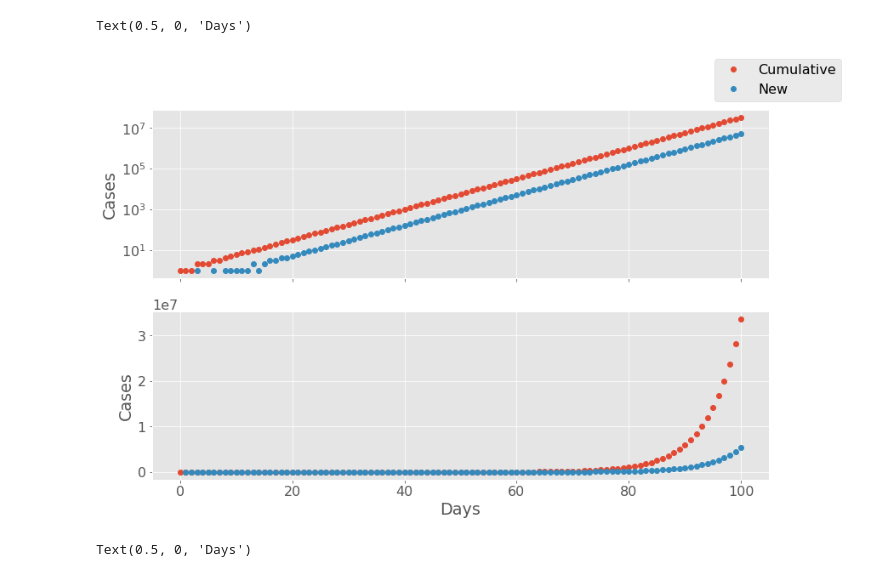
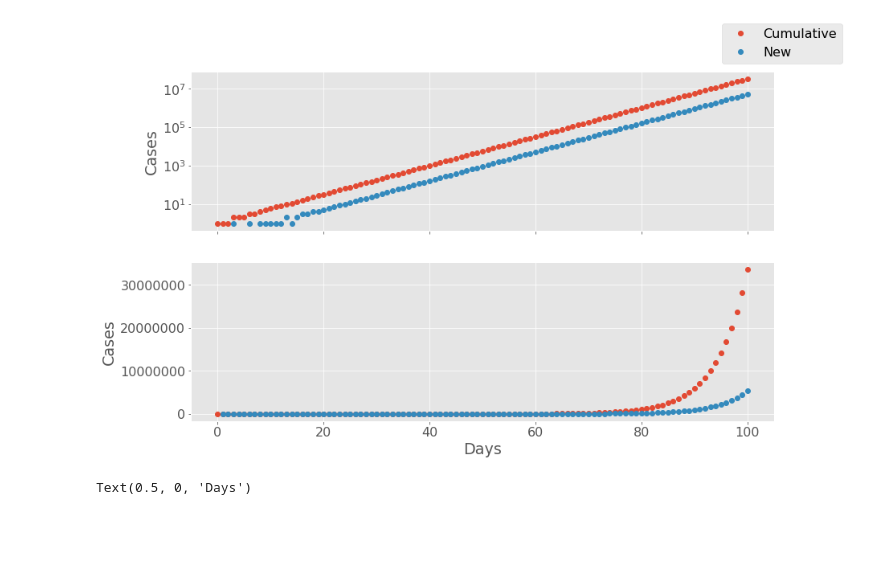
Before and after one commit to aquilesC/Covid-19-Jupyter-Notebook, a Jupyter notebook: Understanding_Sampling.ipynb, the cells around one changed output. Cells and saved outputs as stored; diff of their text form; code cells hidden in the pictures; blank space fills up the shorter version.

```diff
--- a/Understanding_Sampling.ipynb
+++ b/Understanding_Sampling.ipynb
@@ -17,17 +19,17 @@ healthy = total_population - cum_cases
 # %%
 fig, ax = plt.subplots(2, 1, sharex=True)
 ax[0].plot(days, cum_cases, 'o')
 ax[0].plot(days[1:], new_cases, 'o')
 ax[0].set_yscale('log')
 ax[0].set_ylabel('Cases')
 ax[1].plot(days, cum_cases, 'o')
 ax[1].plot(days[1:], new_cases, 'o')
 ax[1].set_ylabel('Cases')
 fig.legend(['Cumulative', 'New'])
 ax[1].set_xlabel('Days')
+ax[1].yaxis.set_major_formatter(mpl.ticker.FormatStrFormatter('%i'))
 # %% [output]
-Text(0.5, 0, 'Days')
-[figure, old version]
+[figure, new version]
 # %%
 sampling_efficiency = .1
 detected_cases_day = .1*new_cases
```
Also changed, not shown: parts of 15 cells of this notebook.
